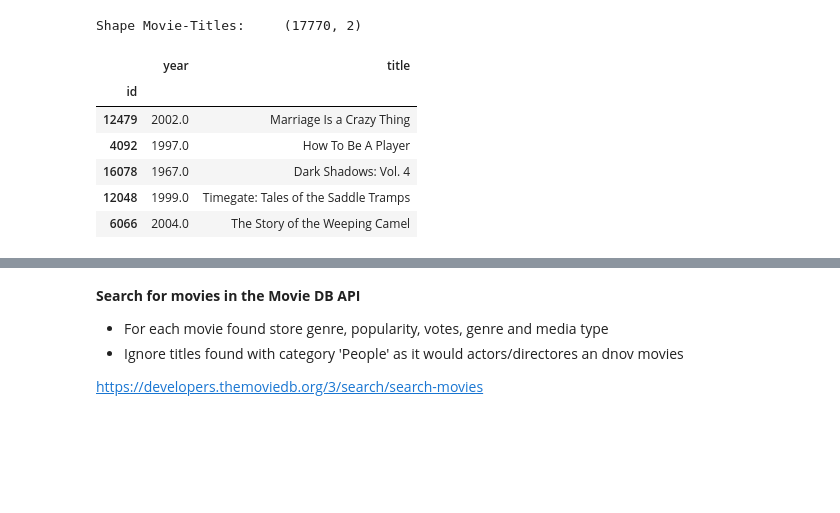
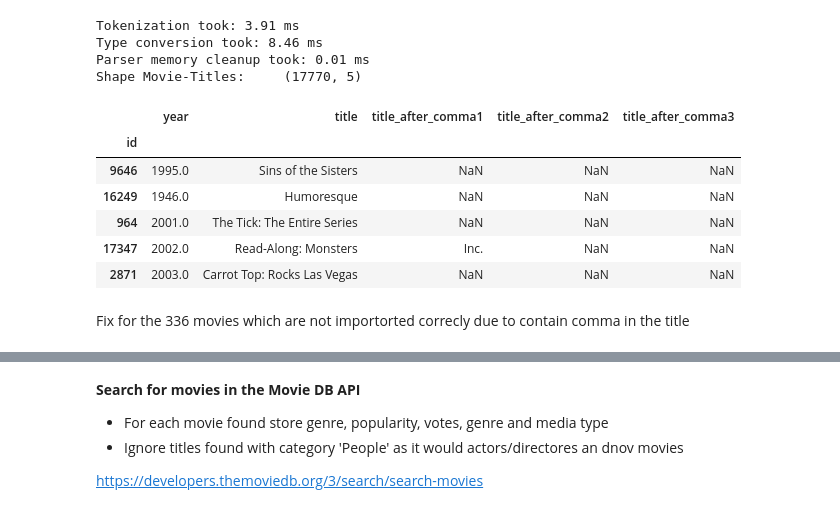
Before and after one commit to atotev/CA683-2021-dara, a Jupyter notebook: Importing_movies.ipynb, the cells around one changed output, grey strips where cells are left out. Cells and saved outputs as stored; diff of their text form; code cells hidden in the pictures; blank space fills up the shorter version.

Commit message:
Save dataframe with movie data to a csv file and fix issue when title contains comma

```diff
--- a/Importing_movies.ipynb
+++ b/Importing_movies.ipynb
@@ -32,24 +32,31 @@ link ='https://drive.google.com/file/d/1rIJjrQh3g6QScqx6J-rN2kC8Ki2weP9v/view?us
 # %%
 
 
 downloaded = drive.CreateFile({'id':'1rIJjrQh3g6QScqx6J-rN2kC8Ki2weP9v'})
 fileMovies = 'movie_titles.csv'
 
 downloaded.GetContentFile(fileMovies)
 
 movies_netflix = pd.read_csv(fileMovies,
                            encoding = 'ISO-8859-1',
+                           sep=',',
+                           verbose=True,
                            header = None,
-                           names = ['id', 'year', 'title']).set_index('id')
+                           names = ['id', 'year', 'title','title_after_comma1', 'title_after_comma2' , 'title_after_comma3']).set_index('id')
 
 print('Shape Movie-Titles:\t{}'.format(movies_netflix.shape))
 movies_netflix.sample(5)
 # %% [output]
-Shape Movie-Titles:     (17770, 2)
+Tokenization took: 3.91 ms
+Type conversion took: 8.46 ms
+Parser memory cleanup took: 0.01 ms
+Shape Movie-Titles:     (17770, 5)
-|  | year | title |
-| id |  |  |
-| 12479 | 2002.0 | Marriage Is a Crazy Thing |
-| 4092 | 1997.0 | How To Be A Player |
-| 16078 | 1967.0 | Dark Shadows: Vol. 4 |
-| 12048 | 1999.0 | Timegate: Tales of the Saddle Tramps |
-| 6066 | 2004.0 | The Story of the Weeping Camel |
+|  | year | title | title_after_comma1 | title_after_comma2 | title_after_comma3 |
+| id |  |  |  |  |  |
+| 9646 | 1995.0 | Sins of the Sisters | NaN | NaN | NaN |
+| 16249 | 1946.0 | Humoresque | NaN | NaN | NaN |
+| 964 | 2001.0 | The Tick: The Entire Series | NaN | NaN | NaN |
+| 17347 | 2002.0 | Read-Along: Monsters | Inc. | NaN | NaN |
+| 2871 | 2003.0 | Carrot Top: Rocks Las Vegas | NaN | NaN | NaN |
+# %% [markdown]
+Fix for the 336 movies which are not importorted correcly due to contain comma in the title
```
Also changed, not shown: parts of 9 cells of this notebook.
